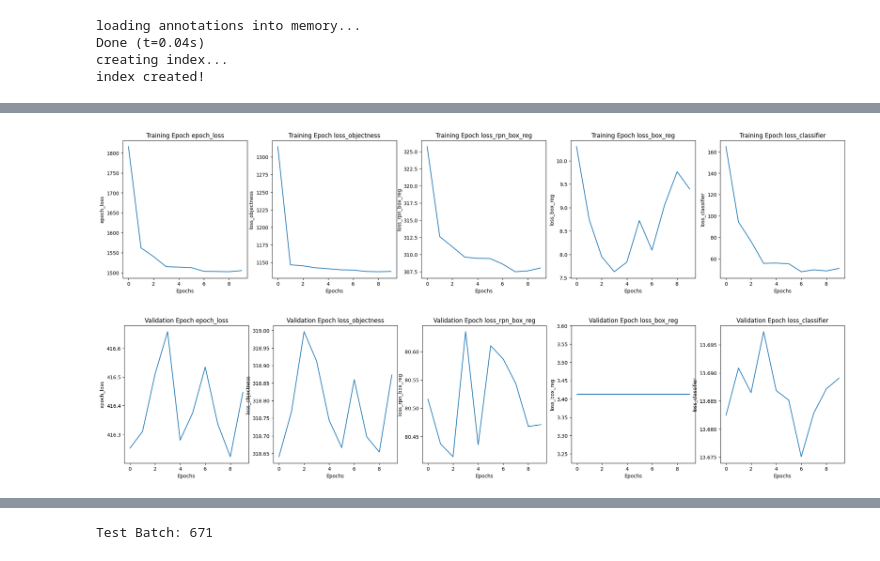
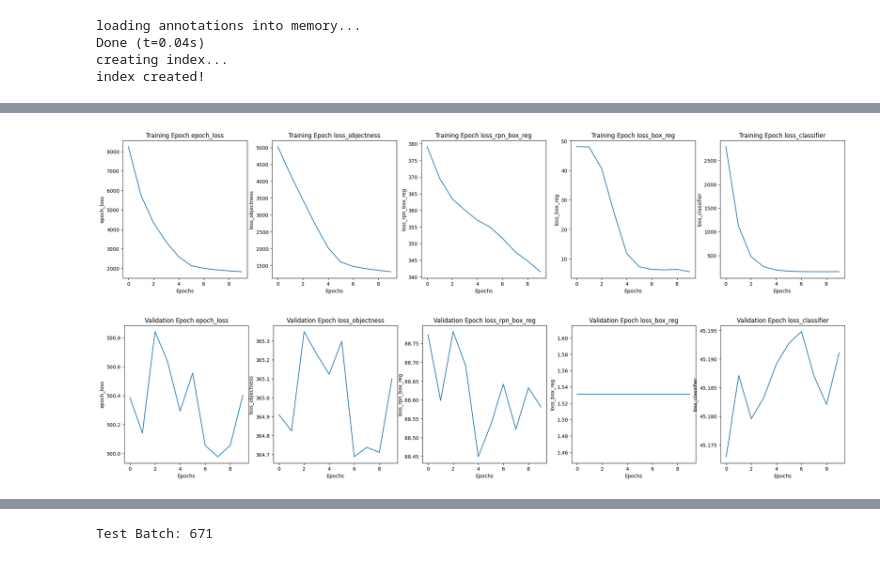
Before and after one commit to jag1799/SeaSARR, a Jupyter notebook: src/frcnn/CannyFrcnn.ipynb, the cells around one changed output, grey strips where cells are left out. Drawn from its saved outputs; the diff is of its cells as text; code cells hidden in the pictures.

```diff
--- a/src/frcnn/CannyFrcnn.ipynb
+++ b/src/frcnn/CannyFrcnn.ipynb
@@ -103,12 +103,12 @@ train_data = torchvision.datasets.wrap_dataset_for_transforms_v2(train_data, tar
 train_dataloader = torch.utils.data.DataLoader(train_data, batch_size=1, shuffle=True, collate_fn=train_data._packager)
 # %%
 # Build the baseline model
-frcnn = torchvision.models.detection.fasterrcnn_resnet50_fpn(pretrained=True)
-input_features = frcnn.roi_heads.box_predictor.cls_score.in_features
-frcnn.roi_heads.box_predictor = torchvision.models.detection.faster_rcnn.FastRCNNPredictor(input_features, 2)
+frcnn_adam = torchvision.models.detection.fasterrcnn_resnet50_fpn(pretrained=True)
+input_features = frcnn_adam.roi_heads.box_predictor.cls_score.in_features
+frcnn_adam.roi_heads.box_predictor = torchvision.models.detection.faster_rcnn.FastRCNNPredictor(input_features, 2)
 
 # Build the loss function and optimizer
-optimizer = torch.optim.Adam(frcnn.parameters(), lr=1e-6)
+optimizer = torch.optim.Adam(frcnn_adam.parameters(), lr=1e-8)
 # %%
 validation_annotations = os.path.join(workspace_builder._data_path, "annotations", "valid_annotations.coco.json")
 validation_images = os.path.join(workspace_builder._data_path, "valid")
@@ -121,8 +121,8 @@ Done (t=0.04s)
 creating index...
 index created!
 # %%
-canny_model = CannyFRCNN(frcnn, 'cuda', (3, 3), 1.0, 200, 100)
-worker = ModelWorkerFRCNN(optimizer, canny_model, False)
+canny_adam = CannyFRCNN(frcnn_adam, 'cuda', (3, 3), 1.0, 200, 100)
+worker_adam = ModelWorkerFRCNN(optimizer, canny_adam, False)
 # %%
-worker.train(train_dataloader, num_epochs=10, indices_to_skip=[3736])
+worker_adam.train(train_dataloader, num_epochs=10, indices_to_skip=[3736])
 # %% [output]
@@ -167,12 +167,12 @@ Batch: 1345/1346 | Batch Loss: 0.71822917461395262
 # %%
 # Plot Baseline training and validation metrics
-worker.plot_losses(True)
+worker_adam.plot_losses(True)
 plt.show()
-worker.plot_losses(False)
+worker_adam.plot_losses(False)
 plt.show()
 # %% [output]
-[figure, old version]
+[figure, new version]
-[figure, old version]
+[figure, new version]
 # %%
 # Build the baseline model
 frcnn_sgd = torchvision.models.detection.fasterrcnn_resnet50_fpn(pretrained=False)
```
Also changed, not shown: parts of 21 cells of this notebook.
